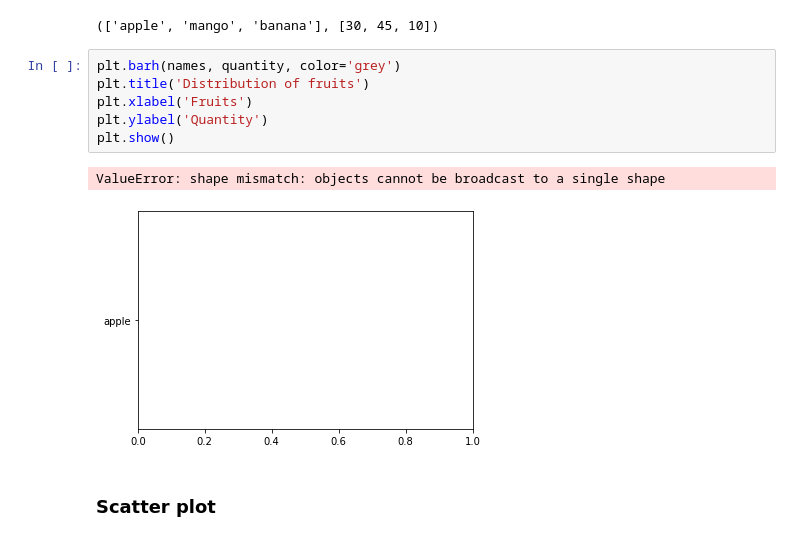
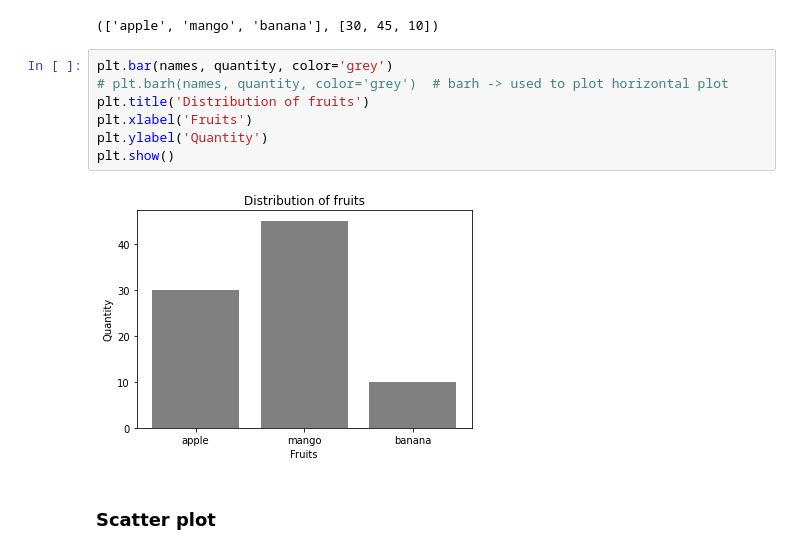
Before and after one commit to Jarett73/data-visualization-matplotlib, a Jupyter notebook: DataVisualtization.ipynb, the cells around one changed output. Saved outputs shown, nothing was run; the diff lists cells and outputs as text.

```diff
--- a/DataVisualtization.ipynb
+++ b/DataVisualtization.ipynb
@@ -59,14 +59,14 @@ names,quantity
 # %% [output]
 (['apple', 'mango', 'banana'], [30, 45, 10])
 # %%
-plt.barh(names, quantity, color='grey')
+plt.bar(names, quantity, color='grey')
+# plt.barh(names, quantity, color='grey')  # barh -> used to plot horizontal plot
 plt.title('Distribution of fruits')
 plt.xlabel('Fruits')
 plt.ylabel('Quantity')
 plt.show()
 # %% [output]
-ValueError: shape mismatch: objects cannot be broadcast to a single shape
-[figure, old version]
+[figure, new version]
 # %% [markdown]
 ### Scatter plot
 # %%
```
